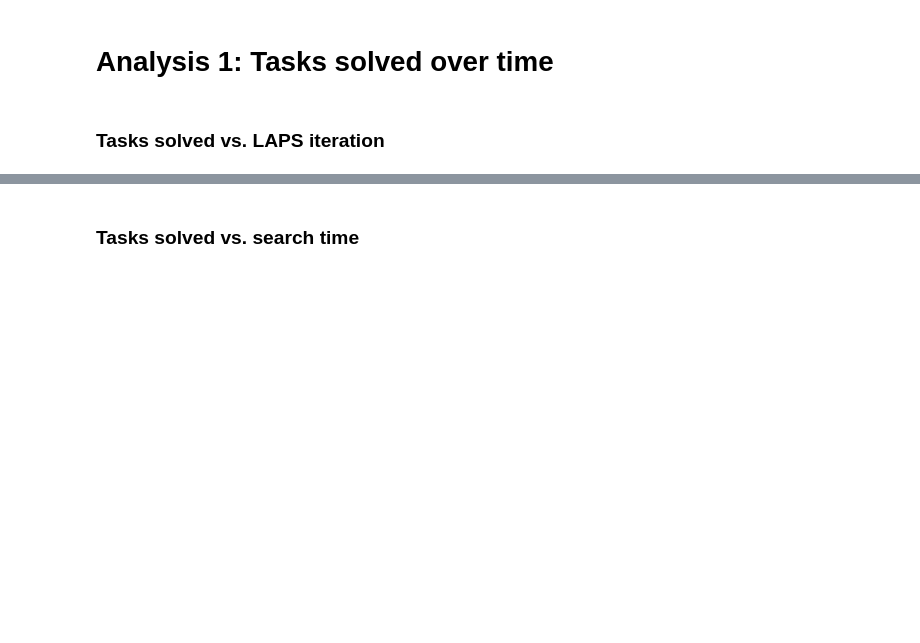
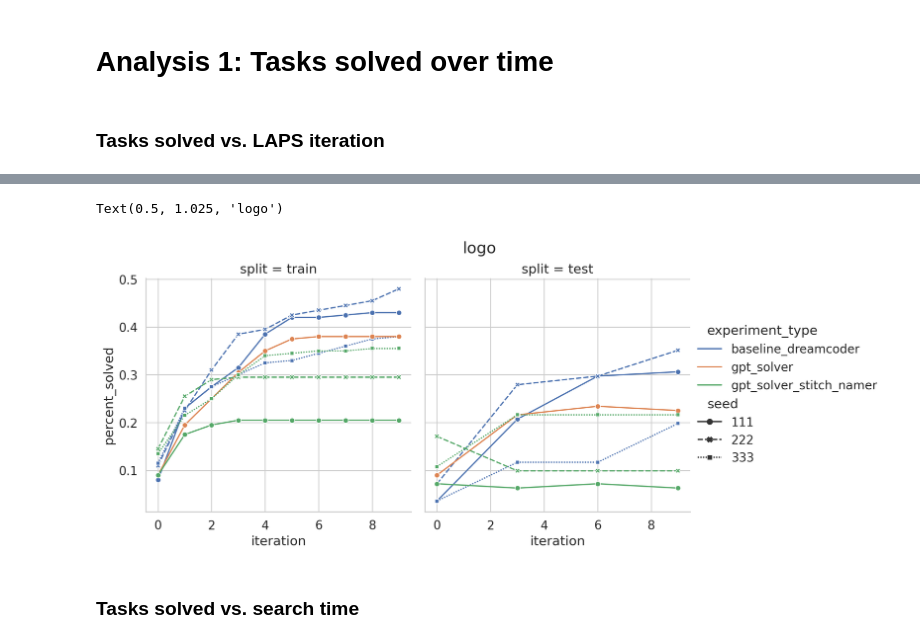
Before and after one commit to gabegrand/lilo, a Jupyter notebook: analysis/analyze_synthesis_experiment.ipynb, the cells around one changed output, grey strips where cells are left out. Cells and saved outputs as stored; diff of their text form; code cells hidden in the pictures; blank space fills up the shorter version.

```diff
--- a/analysis/analyze_synthesis_experiment.ipynb
+++ b/analysis/analyze_synthesis_experiment.ipynb
@@ -146,3 +135,20 @@ Text(0.5, 1.025, 'clevr')
+# %%
+sns.relplot(
+    data=df_results,
+    kind="line",
+    col="split",
+    x="iteration",
+    y="percent_solved",
+    hue="experiment_type",
+    style="seed",
+    markers=True,
+    # errorbar="se",
+    col_order=["train", "test"],
+)
+plt.suptitle(f"{DOMAIN}", y=1.025)
+# %% [output]
+Text(0.5, 1.025, 'logo')
+[figure, added]
 # %% [markdown]
 ### Tasks solved vs. search time
 # %%
```
Also changed, not shown: parts of 11 cells of this notebook, 1 other file.
